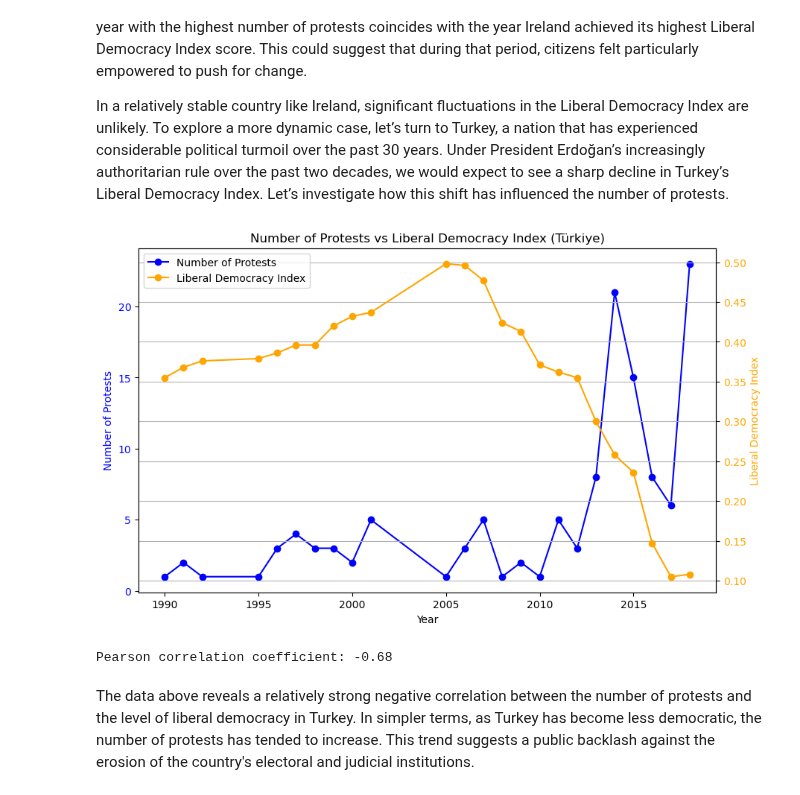
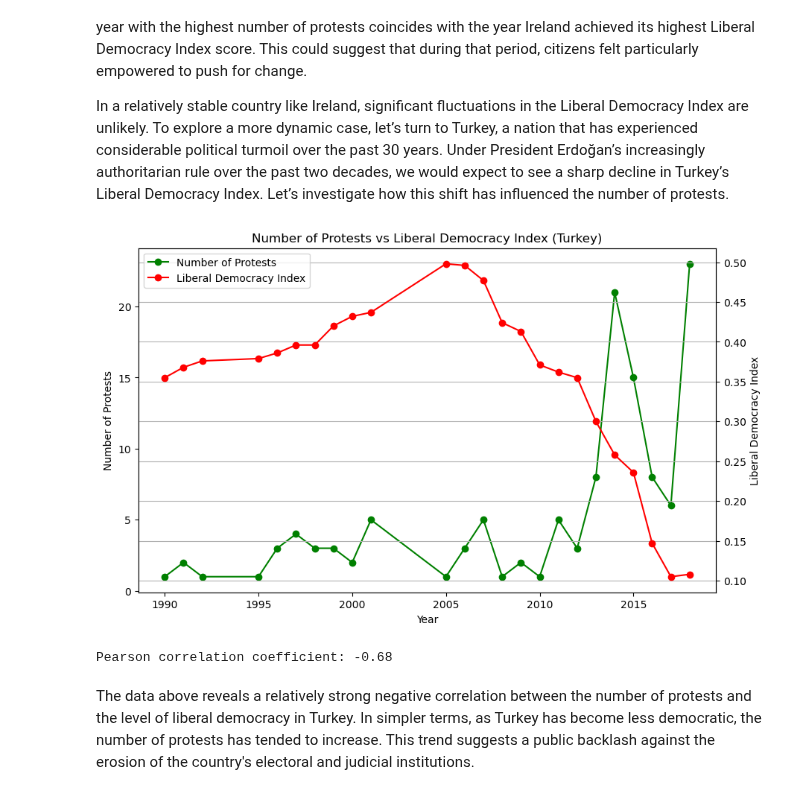
Before and after one commit to MylesHenehan/pfda, a Jupyter notebook: project/project.ipynb, the cells around one changed output. Saved outputs shown, nothing was run; the diff lists cells and outputs as text; code cells hidden in the pictures.

```diff
--- a/project/project.ipynb
+++ b/project/project.ipynb
@@ -318,56 +313,50 @@ In a relatively stable country like Ireland, significant fluctuations in the Lib
 # %%
 massmob_tr = massmob_df[massmob_df['country'] == 'Turkey']
 yeargrouped_tr = massmob_tr.groupby('year')
-
-# Count the number of protests for each year
 protests_per_year_tr = yeargrouped_tr.size().reset_index(name='num_protests')
 
-vdem_tr = vdem_df[vdem_df['country_name'] == 'Türkiye']
+vdem_tr = vdem_df[vdem_df['country_name'] == 'Türkiye'] # Luckily, I had already noticed the difference in naming conventions for Turkey/Türkiye between data sets, so I could adjust my code accordingly.
 vdem_libdem_tr = vdem_tr[['year', 'v2x_libdem']]
 
-# Merge datasets on 'year'
-merged_df = pd.merge(protests_per_year_tr, vdem_libdem_tr, on='year', how='inner')
 
-# Plot the data
+merged_df = pd.merge(protests_per_year_tr, vdem_libdem_tr, on='year')
+
 fig, ax1 = plt.subplots(figsize=(10, 6))
 
 # Axis 1: Number of Protests
 ax1.plot(
     merged_df['year'],
     merged_df['num_protests'],
-    color='blue',
+    color='green',
     marker='o',
     label='Number of Protests'
 )
 ax1.set_xlabel('Year')
-ax1.set_ylabel('Number of Protests', color='blue')
-ax1.tick_params(axis='y', labelcolor='blue')
+ax1.set_ylabel('Number of Protests', color='black')
 
 # Axis 2: Libreral Democracy Index
 ax2 = ax1.twinx()
 ax2.plot(
     merged_df['year'],
     merged_df['v2x_libdem'],
-    color='orange',
+    color='red',
     marker='o',
     label='Liberal Democracy Index'
 )
-ax2.set_ylabel('Liberal Democracy Index', color='orange')
-ax2.tick_params(axis='y', labelcolor='orange')
+ax2.set_ylabel('Liberal Democracy Index', color='black')
 
-plt.title('Number of Protests vs Liberal Democracy Index (Türkiye)')
+plt.title('Number of Protests vs Liberal Democracy Index (Turkey)')
 plt.grid()
 
-# Combine legends from both axes
 lines1, labels1 = ax1.get_legend_handles_labels()
 lines2, labels2 = ax2.get_legend_handles_labels()
-plt.legend(lines1 + lines2, labels1 + labels2, loc='upper left')
+plt.legend(lines1 + lines2, labels1 + labels2, loc='upper left') # here, I had to specify the location of the legend because I noticed it overalpped with the data.
 plt.show()
 
 correlation = merged_df['num_protests'].corr(merged_df['v2x_libdem'])
 print(f"Pearson correlation coefficient: {correlation:.2f}")
 # %% [output]
-[figure, old version]
+[figure, new version]
 Pearson correlation coefficient: -0.68
 # %% [markdown]
 The data above reveals a relatively strong negative correlation between the number of protests and the level of liberal democracy in Turkey. In simpler terms, as Turkey has become less democratic, the number of protests has tended to increase. This trend suggests a public backlash against the erosion of the country's electoral and judicial institutions.
```
Also changed, not shown: parts of 29 cells of this notebook, 1 other file.
